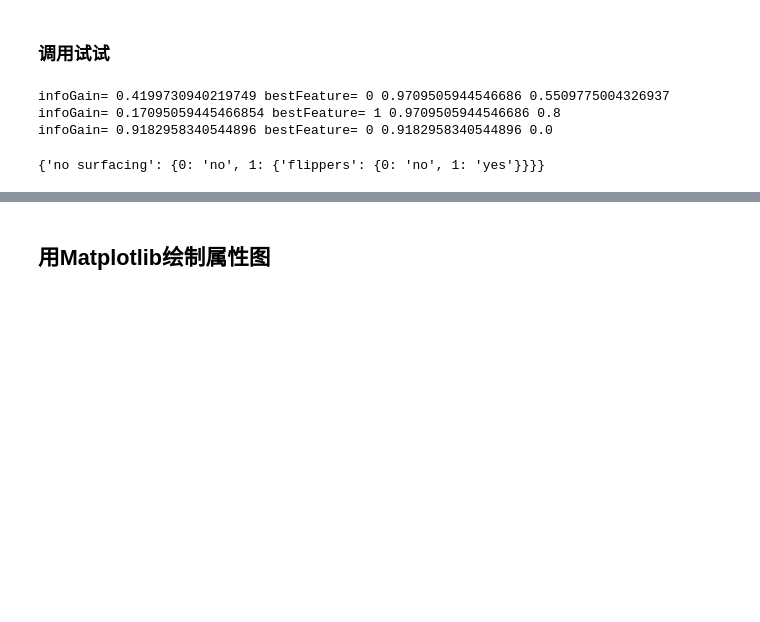
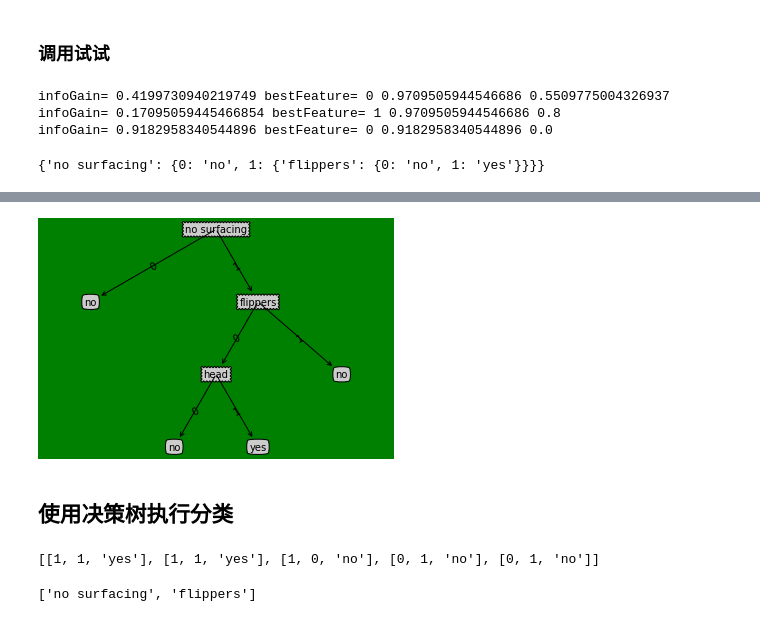
Before and after one commit to 3bangzi/Machine_Learning_in_Action_notes, a Jupyter notebook: 1_4章.ipynb, the cells around one changed output, grey strips where cells are left out. Saved outputs shown, nothing was run; the diff lists cells and outputs as text; code cells hidden in the pictures; blank space fills up the shorter version.

Commit message:
add decision tree

```diff
--- a/1_4章.ipynb
+++ b/1_4章.ipynb
@@ -798,0 +852,5 @@ myTree
+# %%
+def plotMidText(cntrPt, parentPt, txtString):
+    xMid = (parentPt[0] - cntrPt[0]) / 2 + cntrPt[0]
+    yMid = (parentPt[1] - cntrPt[1]) / 2 + cntrPt[1]
+    createPlot.ax1.text(xMid, yMid, txtString, va="center", ha="center", rotation=30)
@@ -799,2 +890,32 @@ myTree
+# %%
+def createPlot(inTree):
+    # 创建一个figure的模版
+    fig = plt.figure(1, facecolor='green')
+    fig.clf()
+
+    axprops = dict(xticks=[], yticks=[])
+    # 表示创建一个1行，1列的图，createPlot.ax1 为第 1 个子图，
+    createPlot.ax1 = plt.subplot(111, frameon=False, **axprops)
+
+    plotTree.totalW = float(getNumLeafs(inTree))
+    plotTree.totalD = float(getTreeDepth(inTree))
+    # 半个节点的长度
+    plotTree.xOff = -0.5 / plotTree.totalW
+    plotTree.yOff = 1.0
+    plotTree(inTree, (0.5, 1.0), '')
+    plt.show()
+# %%
+def retrieveTree(i):
+    listOfTrees = [
+        {'no surfacing': {0: 'no', 1: {'flippers': {0: 'no', 1: 'yes'}}}},
+        {'no surfacing': {0: 'no', 1: {'flippers': {0: {'head': {0: 'no', 1: 'yes'}}, 1: 'no'}}}}
+    ]
+    return listOfTrees[i]
+# %%
+myTree = retrieveTree(1)
+# %%
+createPlot(myTree)
+# %% [output]
+[figure, added]
 # %% [markdown]
-## 用Matplotlib绘制属性图
+##  使用决策树执行分类
@@ -800,0 +952,8 @@ myTree
+# %%
+myDat
+# %% [output]
+[[1, 1, 'yes'], [1, 1, 'yes'], [1, 0, 'no'], [0, 1, 'no'], [0, 1, 'no']]
+# %%
+labels
+# %% [output]
+['no surfacing', 'flippers']
```
Also changed, not shown: parts of 25 cells of this notebook, 3 other files.
